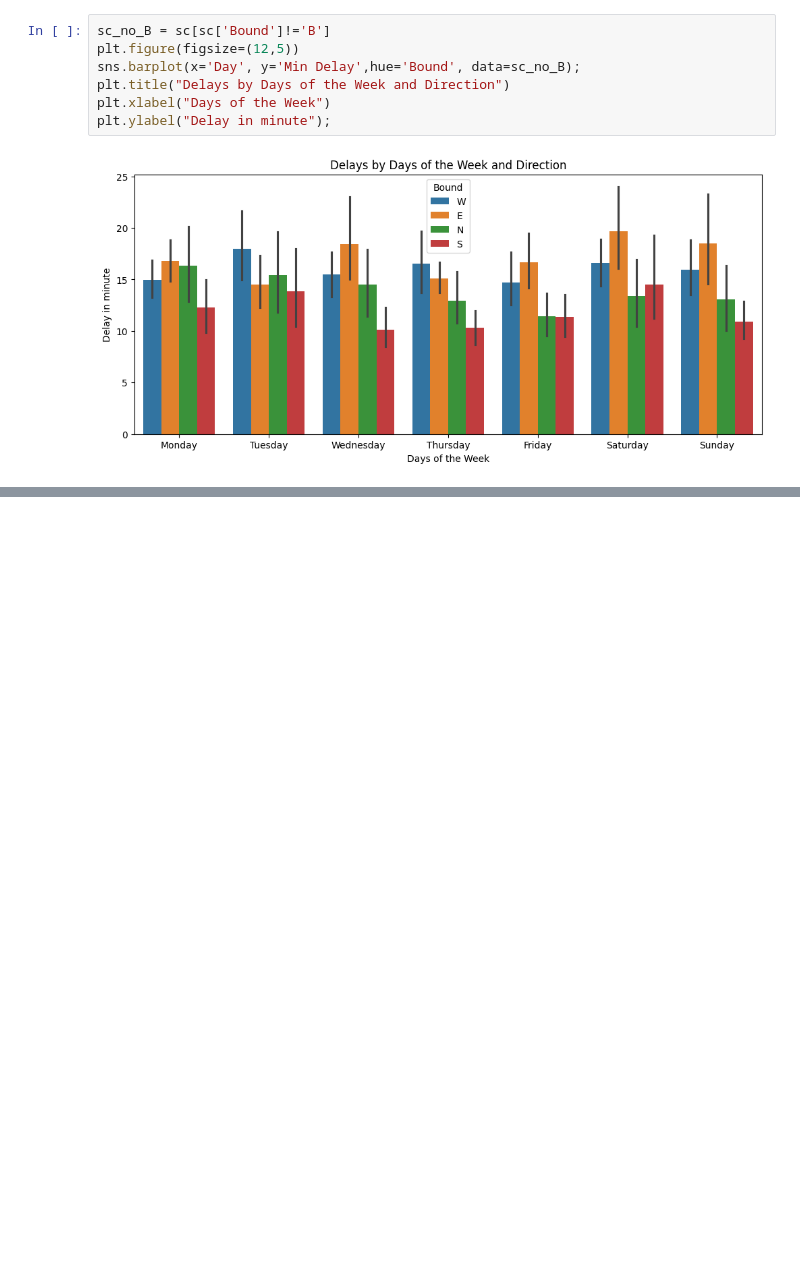
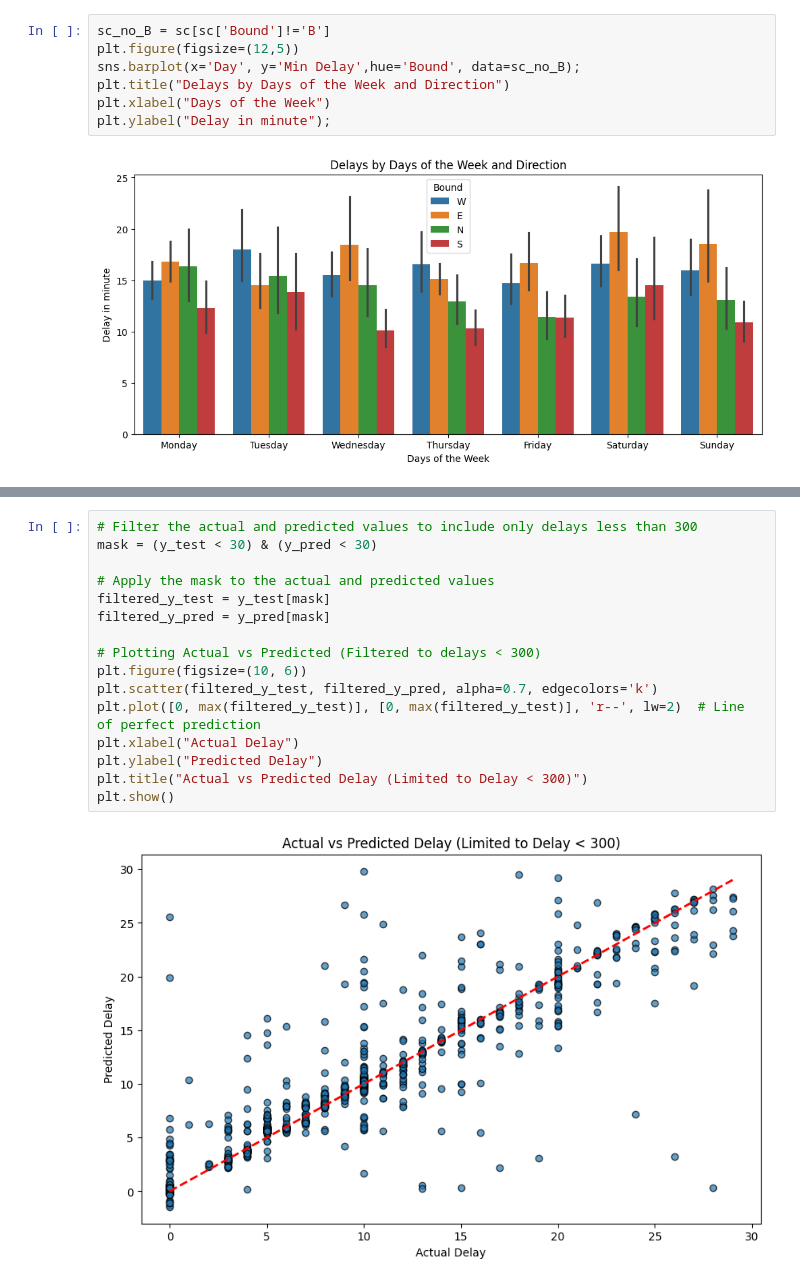
Before and after one commit to JYW5114/TTC_delay, a Jupyter notebook: ttc_streetcar.ipynb, the cells around one changed output, grey strips where cells are left out. Saved outputs shown, nothing was run; the diff lists cells and outputs as text; blank space fills up the shorter version.

```diff
--- a/ttc_streetcar.ipynb
+++ b/ttc_streetcar.ipynb
@@ -237,0 +288,18 @@ plt.ylabel("Delay in minute");
+# %%
+# Filter the actual and predicted values to include only delays less than 300
+mask = (y_test < 30) & (y_pred < 30)
+
+# Apply the mask to the actual and predicted values
+filtered_y_test = y_test[mask]
+filtered_y_pred = y_pred[mask]
+
+# Plotting Actual vs Predicted (Filtered to delays < 300)
+plt.figure(figsize=(10, 6))
+plt.scatter(filtered_y_test, filtered_y_pred, alpha=0.7, edgecolors='k')
+plt.plot([0, max(filtered_y_test)], [0, max(filtered_y_test)], 'r--', lw=2)  # Line of perfect prediction
+plt.xlabel("Actual Delay")
+plt.ylabel("Predicted Delay")
+plt.title("Actual vs Predicted Delay (Limited to Delay < 300)")
+plt.show()
+# %% [output]
+[figure, added]
```
Also changed, not shown: parts of 8 cells of this notebook.
